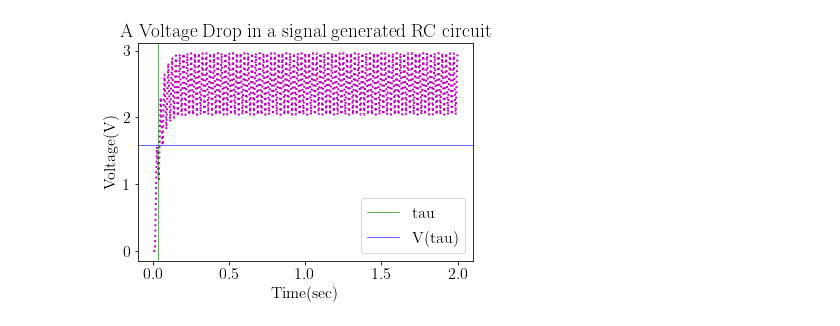
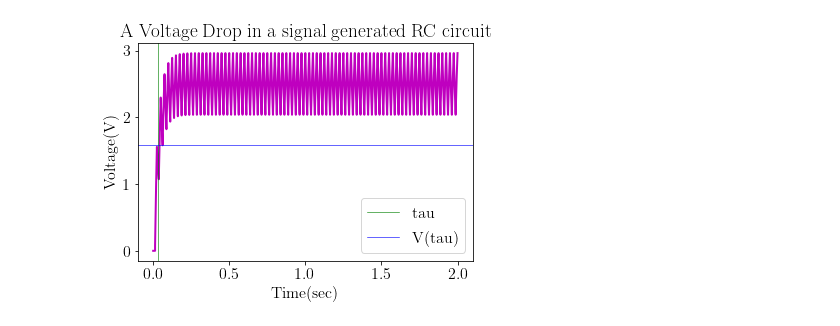
Before and after one commit to aaronkebede/PHY220, a Jupyter notebook: project-one/v2/CL-plots.ipynb, the cells around one changed output. Drawn from its saved outputs; the diff is of its cells as text; code cells hidden in the pictures.

Commit message:
finalize CL plots

```diff
--- a/project-one/v2/CL-plots.ipynb
+++ b/project-one/v2/CL-plots.ipynb
@@ -47,13 +46,13 @@ plt.show()
 [figure]
 # %%
-plt.plot(Time_2, Voltage_2, ':', lw=2, color='m')
+plt.plot(Time_2, Voltage_2, '-', lw=2, color='m')
 plt.xlabel("Time(sec)")
 plt.ylabel("Voltage(V)")
 plt.axvline(tau, lw='0.6', ls='-', c="green", label="tau")
 plt.axhline(V_tau, lw='0.6', c="blue", label="V(tau)")
 plt.title("A Voltage Drop in a signal generated RC circuit")
 plt.legend()
 plt.savefig("Images/Signal Generated RC Circuit Plot.pdf", bbox_inches='tight')
 plt.show()
 # %% [output]
-[figure, old version]
+[figure, new version]
```
Also changed, not shown: parts of 1 cell of this notebook, 2 other files.
